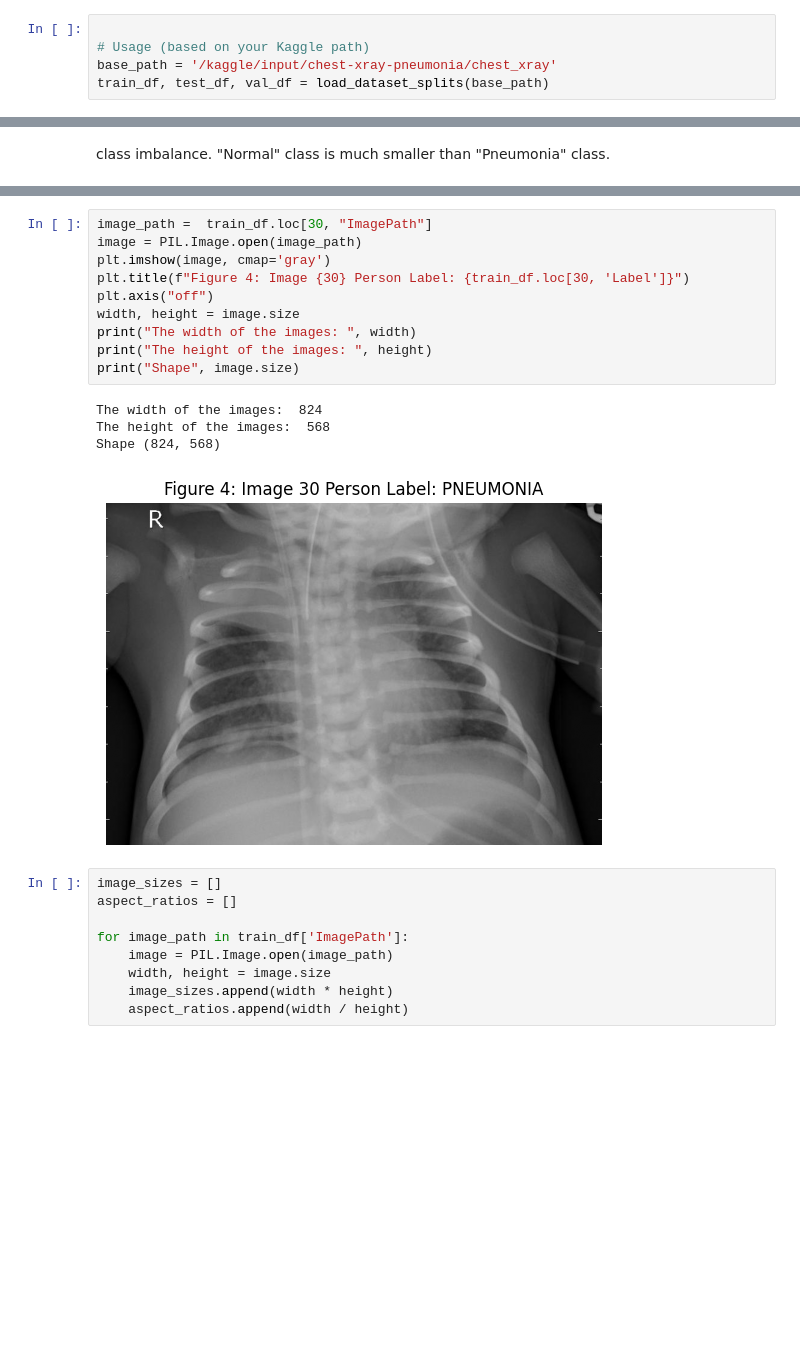
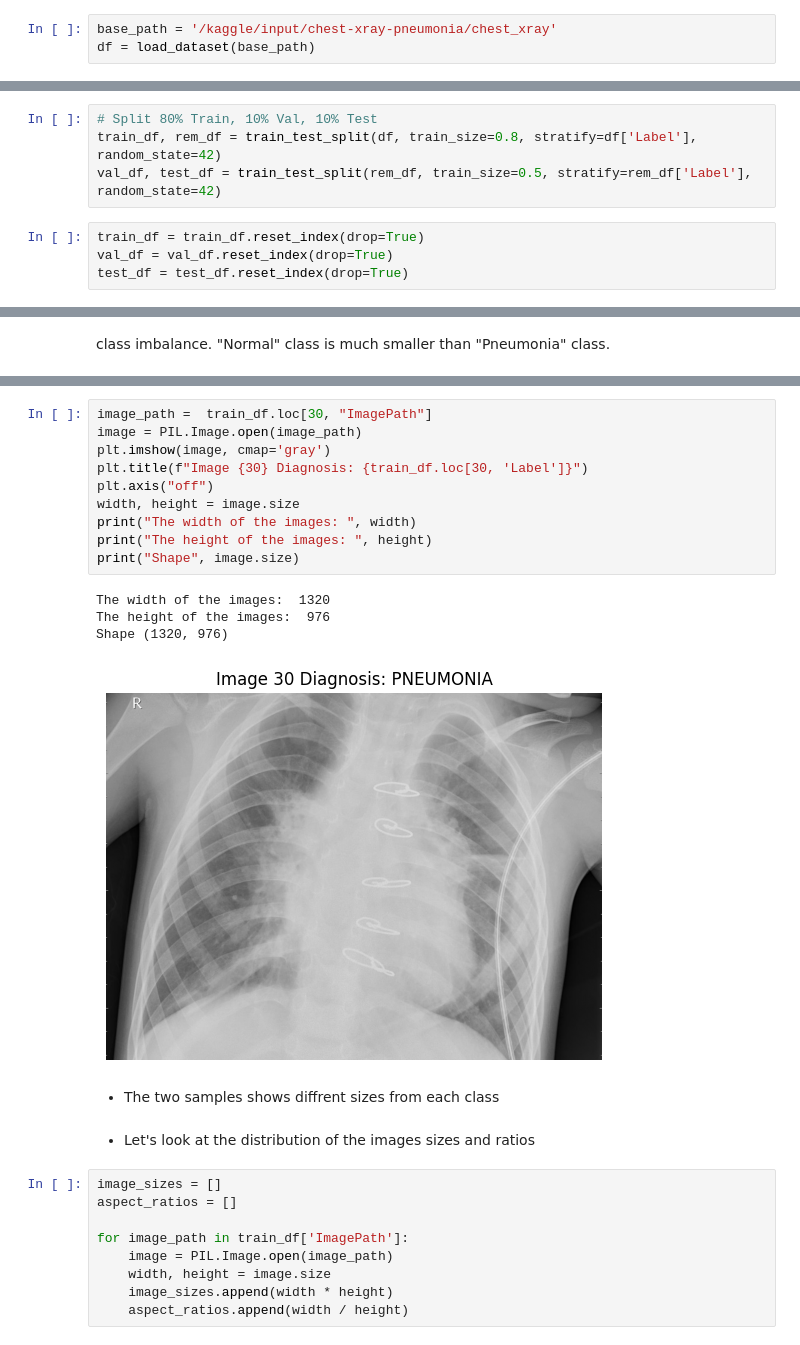
Before and after one commit to sondosaabed/Pneumonia-Classification-CNN, a Jupyter notebook: Pneumonia-Classification-CNN.ipynb, the cells around one changed output, grey strips where cells are left out. Cells and saved outputs as stored; diff of their text form; blank space fills up the shorter version.

```diff
--- a/Pneumonia-Classification-CNN.ipynb
+++ b/Pneumonia-Classification-CNN.ipynb
@@ -122,5 +120,3 @@ def load_dataset_splits(base_path):
 # %%
-
-# Usage (based on your Kaggle path)
 base_path = '/kaggle/input/chest-xray-pneumonia/chest_xray'
-train_df, test_df, val_df = load_dataset_splits(base_path)
+df = load_dataset(base_path)
@@ -138 +125,9 @@ train_df, val_df = train_test_split(
+# %%
+# Split 80% Train, 10% Val, 10% Test
+train_df, rem_df = train_test_split(df, train_size=0.8, stratify=df['Label'], random_state=42)
+val_df, test_df = train_test_split(rem_df, train_size=0.5, stratify=rem_df['Label'], random_state=42)
+# %%
+train_df = train_df.reset_index(drop=True)
+val_df = val_df.reset_index(drop=True)
+test_df = test_df.reset_index(drop=True)
 # %%
@@ -221,18 +224,22 @@ Shape (1300, 890)
 # %%
 image_path =  train_df.loc[30, "ImagePath"]
 image = PIL.Image.open(image_path)
 plt.imshow(image, cmap='gray')
-plt.title(f"Figure 4: Image {30} Person Label: {train_df.loc[30, 'Label']}")
+plt.title(f"Image {30} Diagnosis: {train_df.loc[30, 'Label']}")
 plt.axis("off")
 width, height = image.size
 print("The width of the images: ", width)
 print("The height of the images: ", height)
 print("Shape", image.size)
 # %% [output]
-The width of the images:  824
-The height of the images:  568
-Shape (824, 568)
+The width of the images:  1320
+The height of the images:  976
+Shape (1320, 976)
-[figure, old version]
+[figure, new version]
+# %% [markdown]
+- The two samples shows diffrent sizes from each class
+# %% [markdown]
+- Let's look at the distribution of the images sizes and ratios
 # %%
 image_sizes = []
 aspect_ratios = []
```
Also changed, not shown: parts of 71 cells of this notebook.
